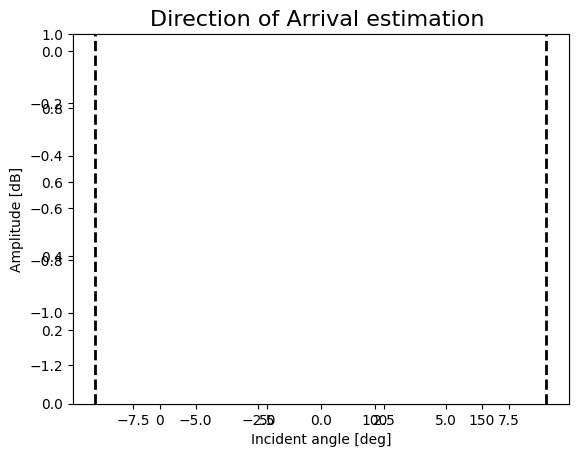
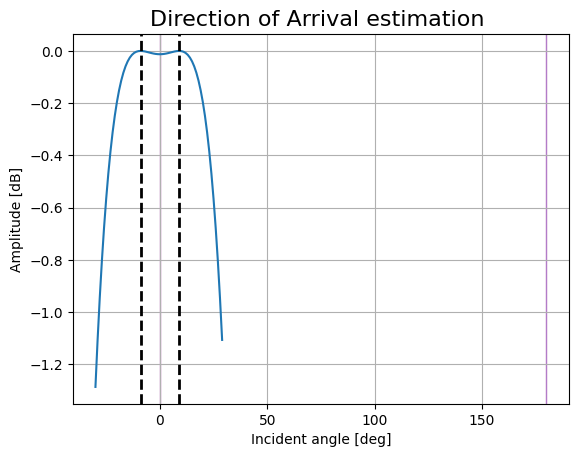
The change to this notebook cell's code, shown as a diff; its figure went from the first image to the second:
--- before
+++ after
@@ -39,8 +39,8 @@
 
 
-DOA_plot(Bartlett, incident_angles, log_scale_min = -50)
+axes = DOA_plot(Bartlett, incident_angles, log_scale_min = -50)
 
 # Mark nominal incident angles
-axes = plt.axes()
 axes.axvline(linestyle = '--',linewidth = 2,color = 'black',x = theta1)
 axes.axvline(linestyle = '--',linewidth = 2,color = 'black',x = theta2)
+axes.plot()

Commit: incremental verification of the .ipynb